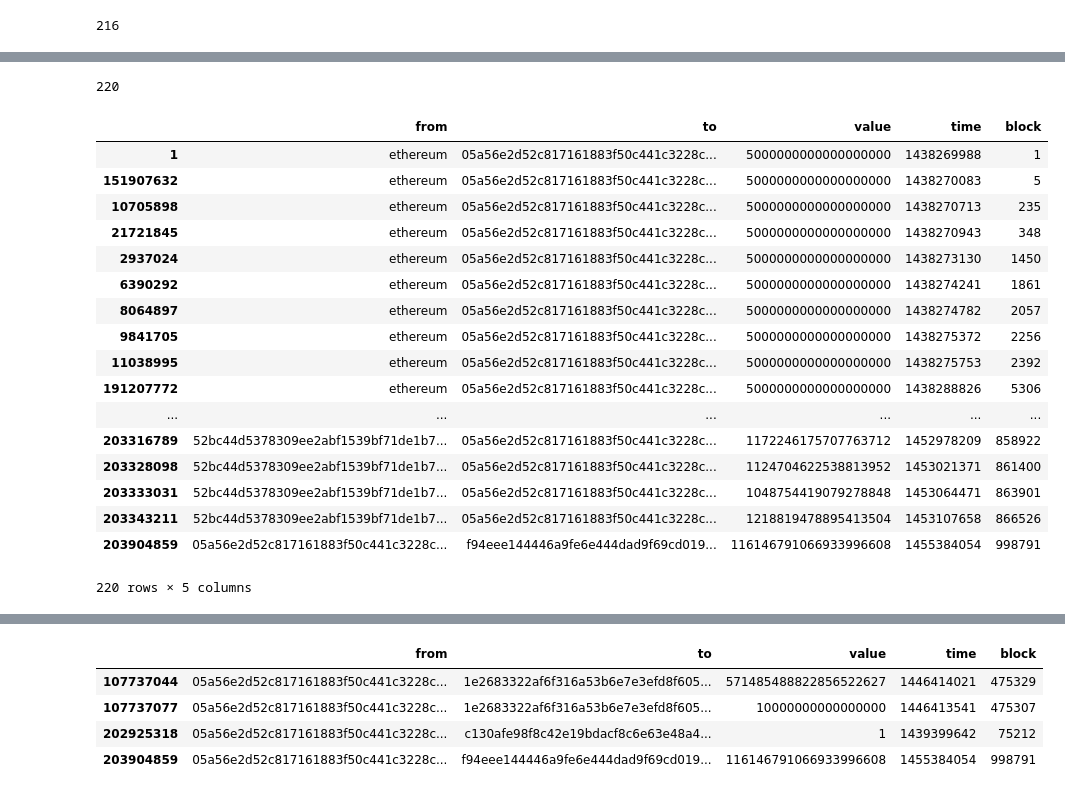
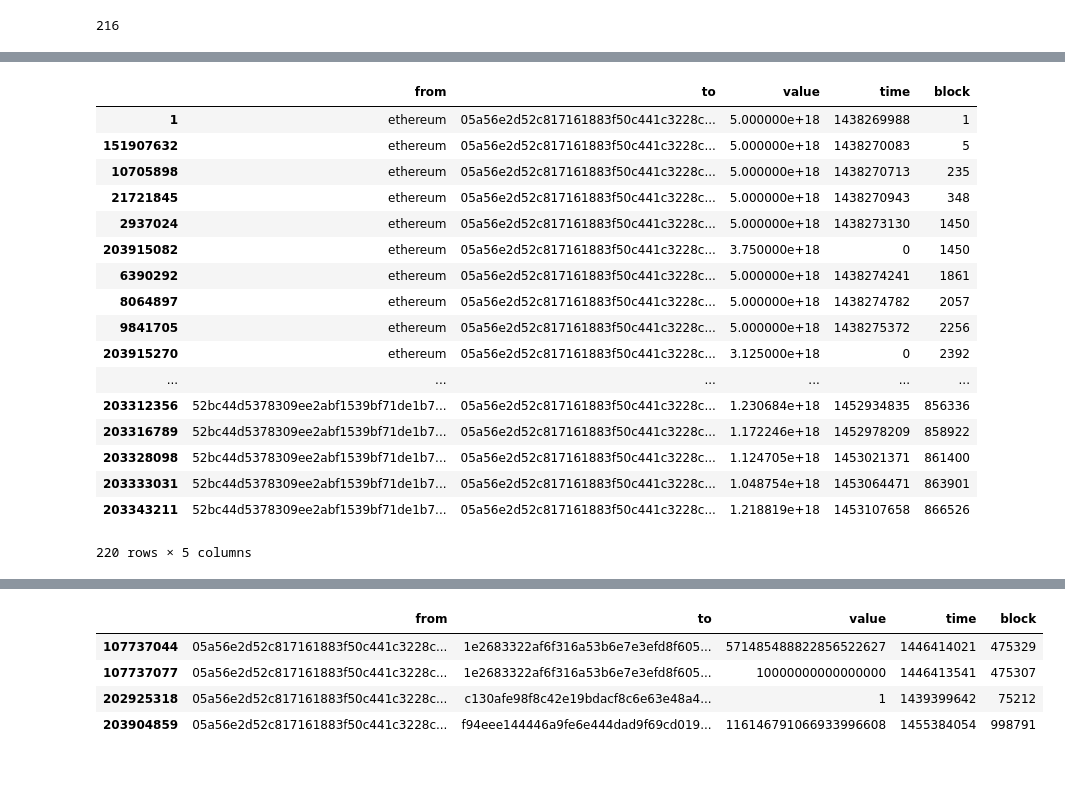
Before and after one commit to Sandipan99/Ethereum, a Jupyter notebook: exploring_ethereum.ipynb, the cells around one changed output, grey strips where cells are left out. Saved outputs shown, nothing was run; the diff lists cells and outputs as text; code cells hidden in the pictures.

```diff
--- a/exploring_ethereum.ipynb
+++ b/exploring_ethereum.ipynb
@@ -1,7 +1,7 @@
 # %%
 import pandas as pd
 # %%
-trans = pd.read_csv("transaction.csv")
+trans = pd.read_csv("all_transactions.csv")
 # %%
 trans.describe()
 # %% [output]
@@ -70,25 +61,23 @@ t.head()
-# %%
-len(t)
-# %% [output]
-220
+# %%
+t_to = t[t_1]
 # %%
-t.sort_values('block')
+t_to.sort_values('block')
 # %% [output]
 |  | from | to | value | time | block |
-| 1 | ethereum | 05a56e2d52c817161883f50c441c3228c... | 5000000000000000000 | 1438269988 | 1 |
-| 151907632 | ethereum | 05a56e2d52c817161883f50c441c3228c... | 5000000000000000000 | 1438270083 | 5 |
-| 10705898 | ethereum | 05a56e2d52c817161883f50c441c3228c... | 5000000000000000000 | 1438270713 | 235 |
-| 21721845 | ethereum | 05a56e2d52c817161883f50c441c3228c... | 5000000000000000000 | 1438270943 | 348 |
-| 2937024 | ethereum | 05a56e2d52c817161883f50c441c3228c... | 5000000000000000000 | 1438273130 | 1450 |
-| 6390292 | ethereum | 05a56e2d52c817161883f50c441c3228c... | 5000000000000000000 | 1438274241 | 1861 |
-| 8064897 | ethereum | 05a56e2d52c817161883f50c441c3228c... | 5000000000000000000 | 1438274782 | 2057 |
-| 9841705 | ethereum | 05a56e2d52c817161883f50c441c3228c... | 5000000000000000000 | 1438275372 | 2256 |
-| 11038995 | ethereum | 05a56e2d52c817161883f50c441c3228c... | 5000000000000000000 | 1438275753 | 2392 |
-| 191207772 | ethereum | 05a56e2d52c817161883f50c441c3228c... | 5000000000000000000 | 1438288826 | 5306 |
+| 1 | ethereum | 05a56e2d52c817161883f50c441c3228c... | 5.000000e+18 | 1438269988 | 1 |
+| 151907632 | ethereum | 05a56e2d52c817161883f50c441c3228c... | 5.000000e+18 | 1438270083 | 5 |
+| 10705898 | ethereum | 05a56e2d52c817161883f50c441c3228c... | 5.000000e+18 | 1438270713 | 235 |
+| 21721845 | ethereum | 05a56e2d52c817161883f50c441c3228c... | 5.000000e+18 | 1438270943 | 348 |
+| 2937024 | ethereum | 05a56e2d52c817161883f50c441c3228c... | 5.000000e+18 | 1438273130 | 1450 |
+| 203915082 | ethereum | 05a56e2d52c817161883f50c441c3228c... | 3.750000e+18 | 0 | 1450 |
+| 6390292 | ethereum | 05a56e2d52c817161883f50c441c3228c... | 5.000000e+18 | 1438274241 | 1861 |
+| 8064897 | ethereum | 05a56e2d52c817161883f50c441c3228c... | 5.000000e+18 | 1438274782 | 2057 |
+| 9841705 | ethereum | 05a56e2d52c817161883f50c441c3228c... | 5.000000e+18 | 1438275372 | 2256 |
+| 203915270 | ethereum | 05a56e2d52c817161883f50c441c3228c... | 3.125000e+18 | 0 | 2392 |
 | ... | ... | ... | ... | ... | ... |
-| 203316789 | 52bc44d5378309ee2abf1539bf71de1b7... | 05a56e2d52c817161883f50c441c3228c... | 1172246175707763712 | 1452978209 | 858922 |
-| 203328098 | 52bc44d5378309ee2abf1539bf71de1b7... | 05a56e2d52c817161883f50c441c3228c... | 1124704622538813952 | 1453021371 | 861400 |
-| 203333031 | 52bc44d5378309ee2abf1539bf71de1b7... | 05a56e2d52c817161883f50c441c3228c... | 1048754419079278848 | 1453064471 | 863901 |
-| 203343211 | 52bc44d5378309ee2abf1539bf71de1b7... | 05a56e2d52c817161883f50c441c3228c... | 1218819478895413504 | 1453107658 | 866526 |
-| 203904859 | 05a56e2d52c817161883f50c441c3228c... | f94eee144446a9fe6e444dad9f69cd019... | 116146791066933996608 | 1455384054 | 998791 |
+| 203312356 | 52bc44d5378309ee2abf1539bf71de1b7... | 05a56e2d52c817161883f50c441c3228c... | 1.230684e+18 | 1452934835 | 856336 |
+| 203316789 | 52bc44d5378309ee2abf1539bf71de1b7... | 05a56e2d52c817161883f50c441c3228c... | 1.172246e+18 | 1452978209 | 858922 |
+| 203328098 | 52bc44d5378309ee2abf1539bf71de1b7... | 05a56e2d52c817161883f50c441c3228c... | 1.124705e+18 | 1453021371 | 861400 |
+| 203333031 | 52bc44d5378309ee2abf1539bf71de1b7... | 05a56e2d52c817161883f50c441c3228c... | 1.048754e+18 | 1453064471 | 863901 |
+| 203343211 | 52bc44d5378309ee2abf1539bf71de1b7... | 05a56e2d52c817161883f50c441c3228c... | 1.218819e+18 | 1453107658 | 866526 |
 220 rows × 5 columns
```
Also changed, not shown: parts of 18 cells of this notebook, 2 other files.
